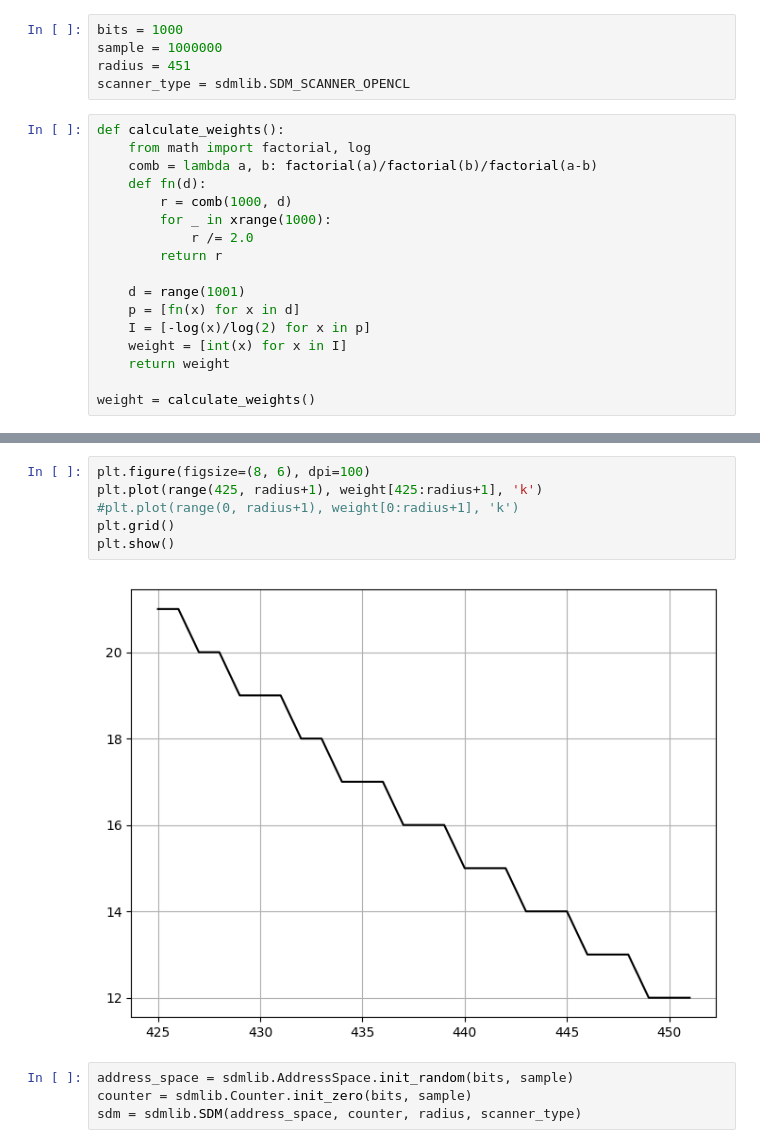
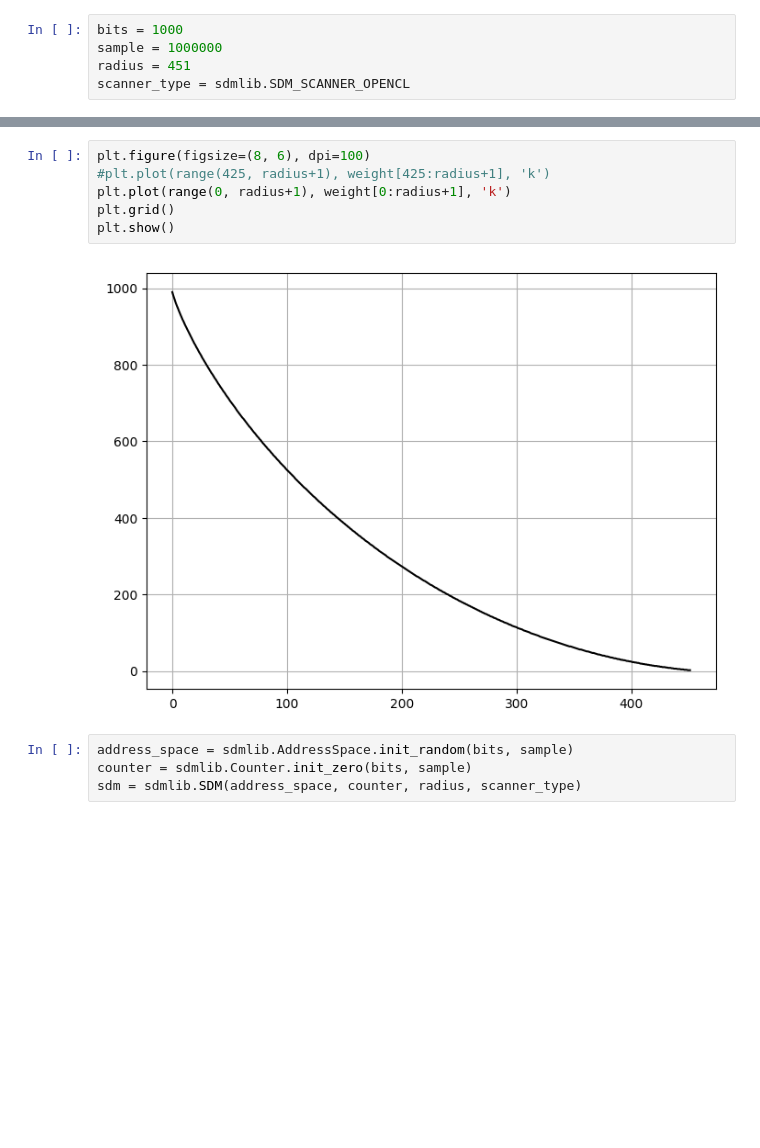
Before and after one commit to msbrogli/sdm-framework, a Jupyter notebook: docs/notebooks/Kanerva-Table-7.3 - Weighted table write.ipynb, the cells around one changed output, grey strips where cells are left out. Drawn from its saved outputs; the diff is of its cells as text; blank space fills up the shorter version.

```diff
--- a/docs/notebooks/Kanerva-Table-7.3 - Weighted table write.ipynb
+++ b/docs/notebooks/Kanerva-Table-7.3 - Weighted table write.ipynb
@@ -10,20 +10,3 @@ bits = 1000
 sample = 1000000
 radius = 451
 scanner_type = sdmlib.SDM_SCANNER_OPENCL
-# %%
-def calculate_weights():
-    from math import factorial, log
-    comb = lambda a, b: factorial(a)/factorial(b)/factorial(a-b)
-    def fn(d):
-        r = comb(1000, d)
-        for _ in xrange(1000):
-            r /= 2.0
-        return r
-
-    d = range(1001)
-    p = [fn(x) for x in d]
-    I = [-log(x)/log(2) for x in p]
-    weight = [int(x) for x in I]
-    return weight
-
-weight = calculate_weights()
@@ -30,11 +16,11 @@ weight = calculate_weights()
 # %%
 plt.figure(figsize=(8, 6), dpi=100)
-plt.plot(range(425, radius+1), weight[425:radius+1], 'k')
-#plt.plot(range(0, radius+1), weight[0:radius+1], 'k')
+#plt.plot(range(425, radius+1), weight[425:radius+1], 'k')
+plt.plot(range(0, radius+1), weight[0:radius+1], 'k')
 plt.grid()
 plt.show()
 # %% [output]
-[figure, old version]
+[figure, new version]
 # %%
 address_space = sdmlib.AddressSpace.init_random(bits, sample)
 counter = sdmlib.Counter.init_zero(bits, sample)
```
Also changed, not shown: parts of 5 cells of this notebook.
